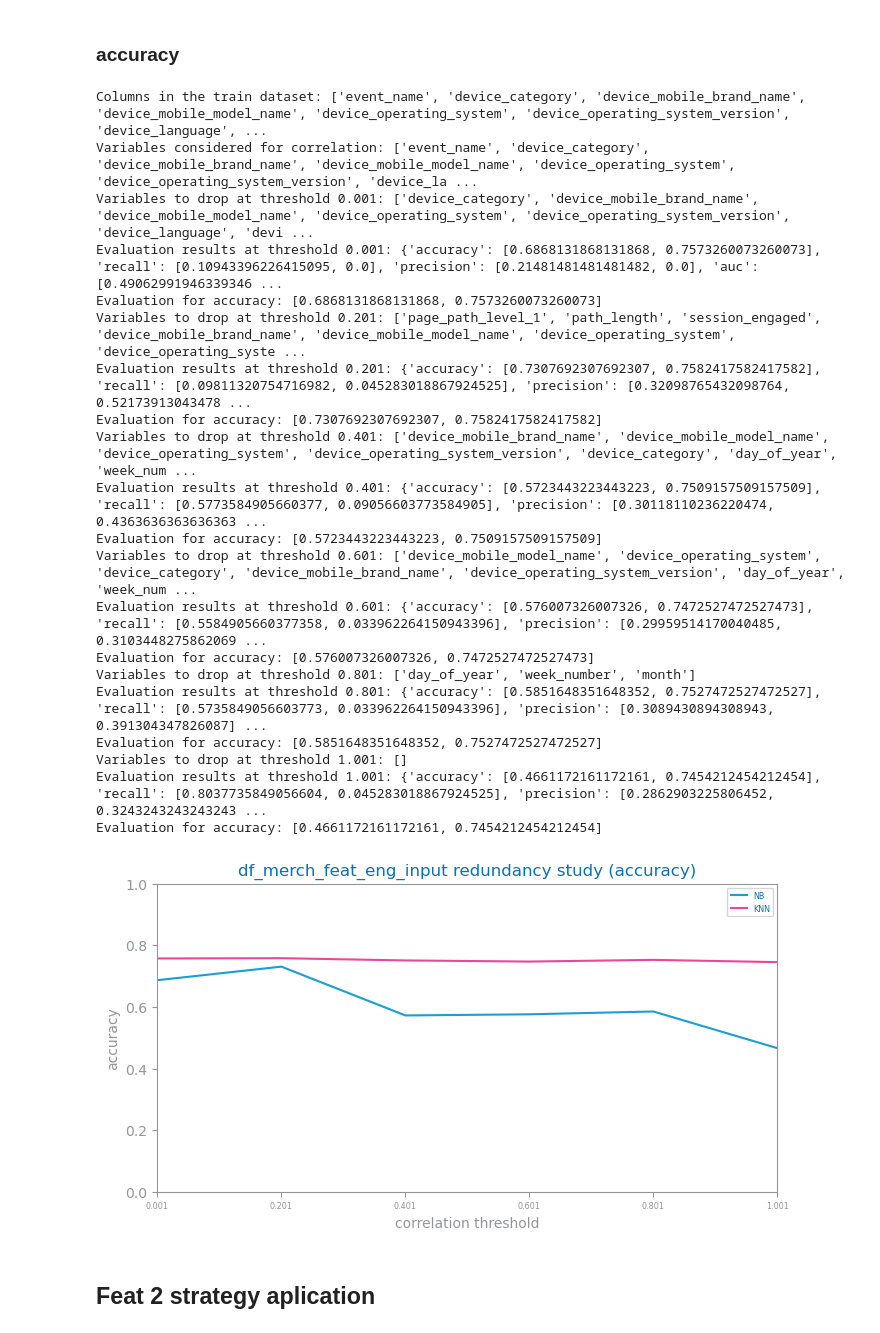
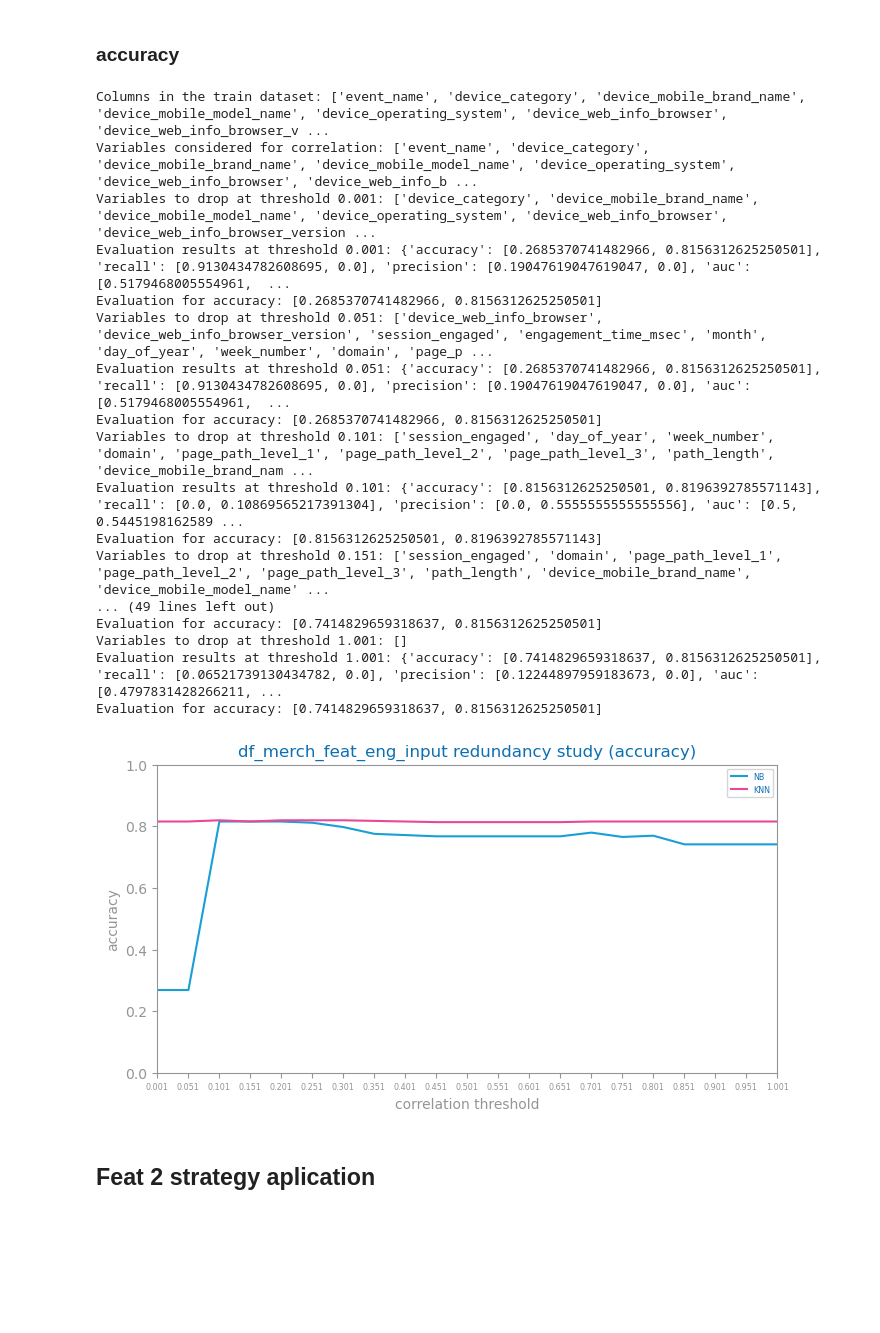
Before and after one commit to jvanalytics/ist_dash_2024_rec, a Jupyter notebook: notebooks/google_merch_store/6_ga4_merch_feature_eng.ipynb, the cells around one changed output. Saved outputs shown, nothing was run; the diff lists cells and outputs as text; code cells hidden in the pictures; blank space fills up the shorter version.

```diff
--- a/notebooks/google_merch_store/6_ga4_merch_feature_eng.ipynb
+++ b/notebooks/google_merch_store/6_ga4_merch_feature_eng.ipynb
@@ -192,8 +194,8 @@ if evaluate==True:
         train_sample,
         test_sample,
         target=target,
-        max_threshold=0.033,
-        lag=0.003,
+        max_threshold=max_thresh,
+        lag=lag_variance,
         metric=eval_metric,
         file_tag=file_tag,
         min_features_to_keep = 10  # Minimum features safeguard
@@ -352,4 +343,7 @@ Index(['event_name', 'device_category', 'device_mobile_brand_name',
       dtype='object')
+# %%
+min_thresh=0.001
+lag_redundacy=0.05
 # %% [markdown]
 ### precision
 # %%
@@ -364,8 +358,8 @@ if evaluate==True:
         train_sample,
         test_sample,
         target=target,
-        min_threshold = 0.001,
-        lag = 0.2,
+        min_threshold = min_thresh,
+        lag = lag_redundacy,
         metric=eval_metric,
         file_tag=file_tag,
     )
@@ -384,8 +397,8 @@ if evaluate==True:
         train_sample,
         test_sample,
         target=target,
-        min_threshold = 0.001,
-        lag = 0.2,
+        min_threshold = min_thresh,
+        lag = lag_redundacy,
         metric=eval_metric,
         file_tag=file_tag,
     )
@@ -416,43 +427,40 @@ Evaluation for recall: [0.8943396226415095, 0.32075471698113206]
 # %%
 if evaluate==True:
 
     # modified study_variance_for_feature_selection() in dslabs functions to keep minimum variables and print metrics (due to error)
 
 
     eval_metric = "accuracy"
     figure(figsize=(2 * HEIGHT, HEIGHT))
     study_redundancy_for_feature_selection(
         train_sample,
         test_sample,
         target=target,
-        min_threshold = 0.001,
-        lag = 0.2,
+        min_threshold = min_thresh,
+        lag = lag_redundacy,
         metric=eval_metric,
         file_tag=file_tag,
     )
     show()
 # %% [output]
-Columns in the train dataset: ['event_name', 'device_category', 'device_mobile_brand_name', 'device_mobile_model_name', 'device_operating_system', 'device_operating_system_version', 'device_language', ...
-Variables considered for correlation: ['event_name', 'device_category', 'device_mobile_brand_name', 'device_mobile_model_name', 'device_operating_system', 'device_operating_system_version', 'device_la ...
-Variables to drop at threshold 0.001: ['device_category', 'device_mobile_brand_name', 'device_mobile_model_name', 'device_operating_system', 'device_operating_system_version', 'device_language', 'devi ...
-Evaluation results at threshold 0.001: {'accuracy': [0.6868131868131868, 0.7573260073260073], 'recall': [0.10943396226415095, 0.0], 'precision': [0.21481481481481482, 0.0], 'auc': [0.49062991946339346 ...
-Evaluation for accuracy: [0.6868131868131868, 0.7573260073260073]
-Variables to drop at threshold 0.201: ['page_path_level_1', 'path_length', 'session_engaged', 'device_mobile_brand_name', 'device_mobile_model_name', 'device_operating_system', 'device_operating_syste ...
-Evaluation results at threshold 0.201: {'accuracy': [0.7307692307692307, 0.7582417582417582], 'recall': [0.09811320754716982, 0.045283018867924525], 'precision': [0.32098765432098764, 0.52173913043478 ...
-Evaluation for accuracy: [0.7307692307692307, 0.7582417582417582]
-Variables to drop at threshold 0.401: ['device_mobile_brand_name', 'device_mobile_model_name', 'device_operating_system', 'device_operating_system_version', 'device_category', 'day_of_year', 'week_num ...
-Evaluation results at threshold 0.401: {'accuracy': [0.5723443223443223, 0.7509157509157509], 'recall': [0.5773584905660377, 0.09056603773584905], 'precision': [0.30118110236220474, 0.4363636363636363 ...
-Evaluation for accuracy: [0.5723443223443223, 0.7509157509157509]
-Variables to drop at threshold 0.601: ['device_mobile_model_name', 'device_operating_system', 'device_category', 'device_mobile_brand_name', 'device_operating_system_version', 'day_of_year', 'week_num ...
-Evaluation results at threshold 0.601: {'accuracy': [0.576007326007326, 0.7472527472527473], 'recall': [0.5584905660377358, 0.033962264150943396], 'precision': [0.29959514170040485, 0.3103448275862069 ...
-Evaluation for accuracy: [0.576007326007326, 0.7472527472527473]
-Variables to drop at threshold 0.801: ['day_of_year', 'week_number', 'month']
-Evaluation results at threshold 0.801: {'accuracy': [0.5851648351648352, 0.7527472527472527], 'recall': [0.5735849056603773, 0.033962264150943396], 'precision': [0.3089430894308943, 0.391304347826087] ...
-Evaluation for accuracy: [0.5851648351648352, 0.7527472527472527]
+Columns in the train dataset: ['event_name', 'device_category', 'device_mobile_brand_name', 'device_mobile_model_name', 'device_operating_system', 'device_web_info_browser', 'device_web_info_browser_v ...
+Variables considered for correlation: ['event_name', 'device_category', 'device_mobile_brand_name', 'device_mobile_model_name', 'device_operating_system', 'device_web_info_browser', 'device_web_info_b ...
+Variables to drop at threshold 0.001: ['device_category', 'device_mobile_brand_name', 'device_mobile_model_name', 'device_operating_system', 'device_web_info_browser', 'device_web_info_browser_version ...
+Evaluation results at threshold 0.001: {'accuracy': [0.2685370741482966, 0.8156312625250501], 'recall': [0.9130434782608695, 0.0], 'precision': [0.19047619047619047, 0.0], 'auc': [0.5179468005554961,  ...
+Evaluation for accuracy: [0.2685370741482966, 0.8156312625250501]
+Variables to drop at threshold 0.051: ['device_web_info_browser', 'device_web_info_browser_version', 'session_engaged', 'engagement_time_msec', 'month', 'day_of_year', 'week_number', 'domain', 'page_p ...
+Evaluation results at threshold 0.051: {'accuracy': [0.2685370741482966, 0.8156312625250501], 'recall': [0.9130434782608695, 0.0], 'precision': [0.19047619047619047, 0.0], 'auc': [0.5179468005554961,  ...
+Evaluation for accuracy: [0.2685370741482966, 0.8156312625250501]
+Variables to drop at threshold 0.101: ['session_engaged', 'day_of_year', 'week_number', 'domain', 'page_path_level_1', 'page_path_level_2', 'page_path_level_3', 'path_length', 'device_mobile_brand_nam ...
+Evaluation results at threshold 0.101: {'accuracy': [0.8156312625250501, 0.8196392785571143], 'recall': [0.0, 0.10869565217391304], 'precision': [0.0, 0.5555555555555556], 'auc': [0.5, 0.5445198162589 ...
+Evaluation for accuracy: [0.8156312625250501, 0.8196392785571143]
+Variables to drop at threshold 0.151: ['session_engaged', 'domain', 'page_path_level_1', 'page_path_level_2', 'page_path_level_3', 'path_length', 'device_mobile_brand_name', 'device_mobile_model_name' ...
+... (49 lines left out)
+Evaluation for accuracy: [0.7414829659318637, 0.8156312625250501]
 Variables to drop at threshold 1.001: []
-Evaluation results at threshold 1.001: {'accuracy': [0.4661172161172161, 0.7454212454212454], 'recall': [0.8037735849056604, 0.045283018867924525], 'precision': [0.2862903225806452, 0.3243243243243243 ...
-Evaluation for accuracy: [0.4661172161172161, 0.7454212454212454]
+Evaluation results at threshold 1.001: {'accuracy': [0.7414829659318637, 0.8156312625250501], 'recall': [0.06521739130434782, 0.0], 'precision': [0.12244897959183673, 0.0], 'auc': [0.4797831428266211, ...
+Evaluation for accuracy: [0.7414829659318637, 0.8156312625250501]
-[figure, old version]
+[figure, new version]
 # %% [markdown]
 ## Feat 2 strategy aplication
 # %%
```
Also changed, not shown: parts of 18 cells of this notebook, 33 other files.
